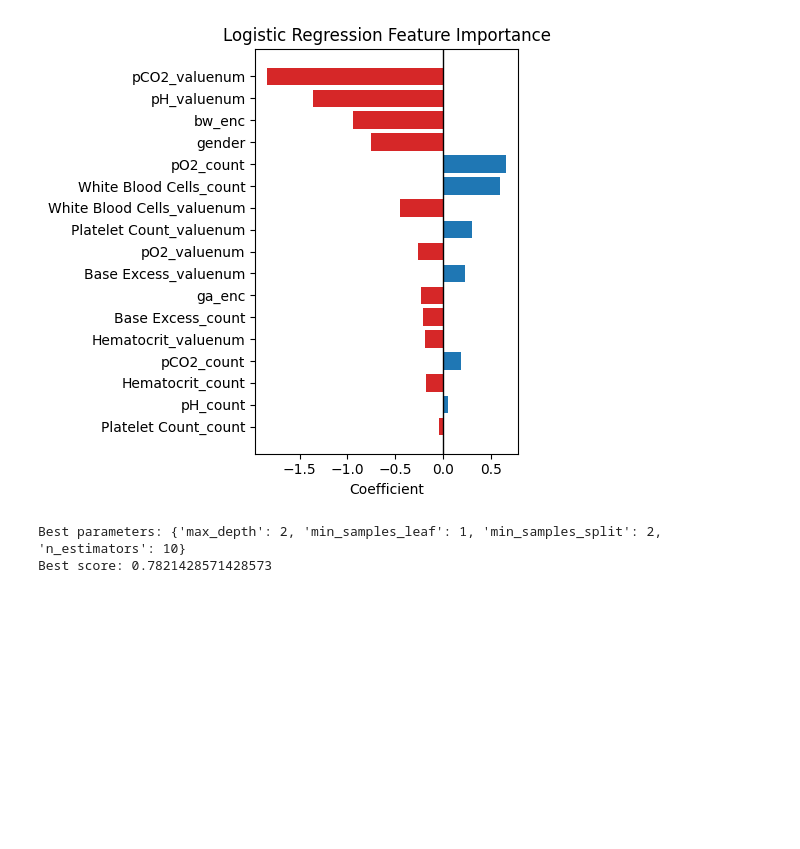
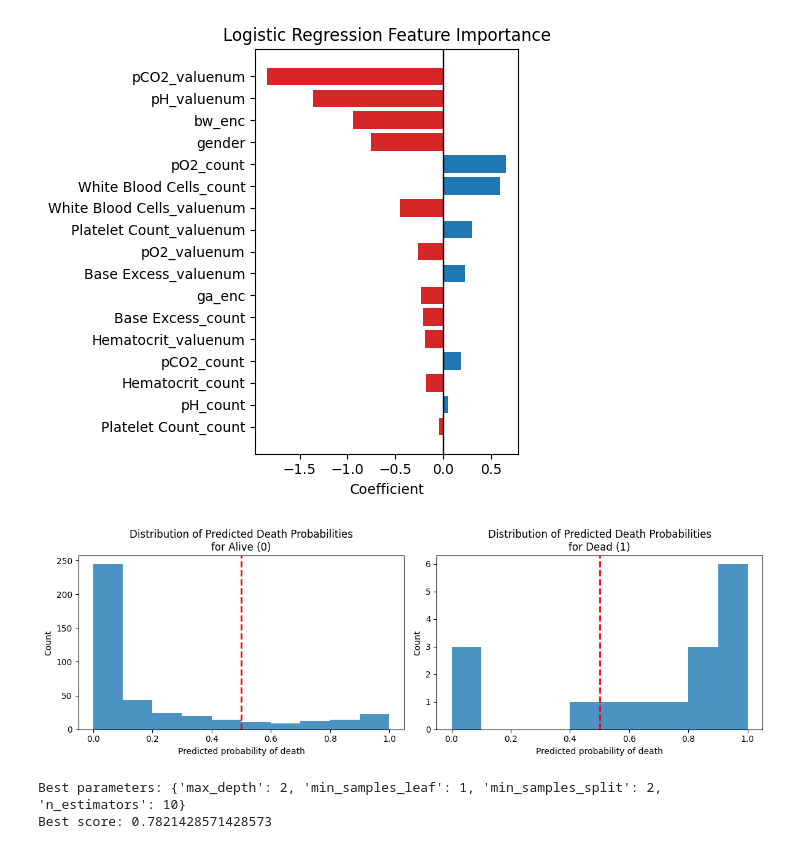
Before and after one commit to irith-kat/NICU-MP, a Jupyter notebook: modeling.ipynb, the cells around one changed output. Cells and saved outputs as stored; diff of their text form; code cells hidden in the pictures; blank space fills up the shorter version.

```diff
--- a/modeling.ipynb
+++ b/modeling.ipynb
@@ -529,6 +536,30 @@ plt.tight_layout()
 plt.show()
 # %% [output]
 [figure]
+# %%
+y_prob = model.predict_proba(X_val)[:,1]
+prob_alive = y_prob[np.array(y_val) == 0]
+prob_dead  = y_prob[np.array(y_val) == 1]
+bins = [x*0.1 for x in range(0, 11)]
+plt.figure(figsize=(12, 4))
+plt.subplot(1, 2, 1)
+plt.hist(prob_alive, bins=bins, alpha=0.8, )
+plt.axvline(x=0.5, color='r', linestyle='--', linewidth=2)
+plt.title('Distribution of Predicted Death Probabilities\nfor Alive (0)')
+plt.xlabel('Predicted probability of death')
+plt.ylabel('Count')
+plt.subplot(1, 2, 2)
+plt.hist(prob_dead, bins=bins, alpha=0.8)
+plt.axvline(x=0.5, color='r', linestyle='--', linewidth=2)
+plt.title('Distribution of Predicted Death Probabilities\nfor Dead (1)')
+plt.xlabel('Predicted probability of death')
+plt.ylabel('Count')
+plt.tight_layout()
+plt.show()
+
+# TODO: merge the plots to make a stacked plot and show the threshold (0.5)
+# %% [output]
+[figure, added]
 # %%
 # sample_weight = compute_sample_weight(class_weight='balanced', y=y_train)
 # model = XGBClassifier(objective='binary:logistic', eval_metric='logloss')
```
Also changed, not shown: parts of 9 cells of this notebook.
